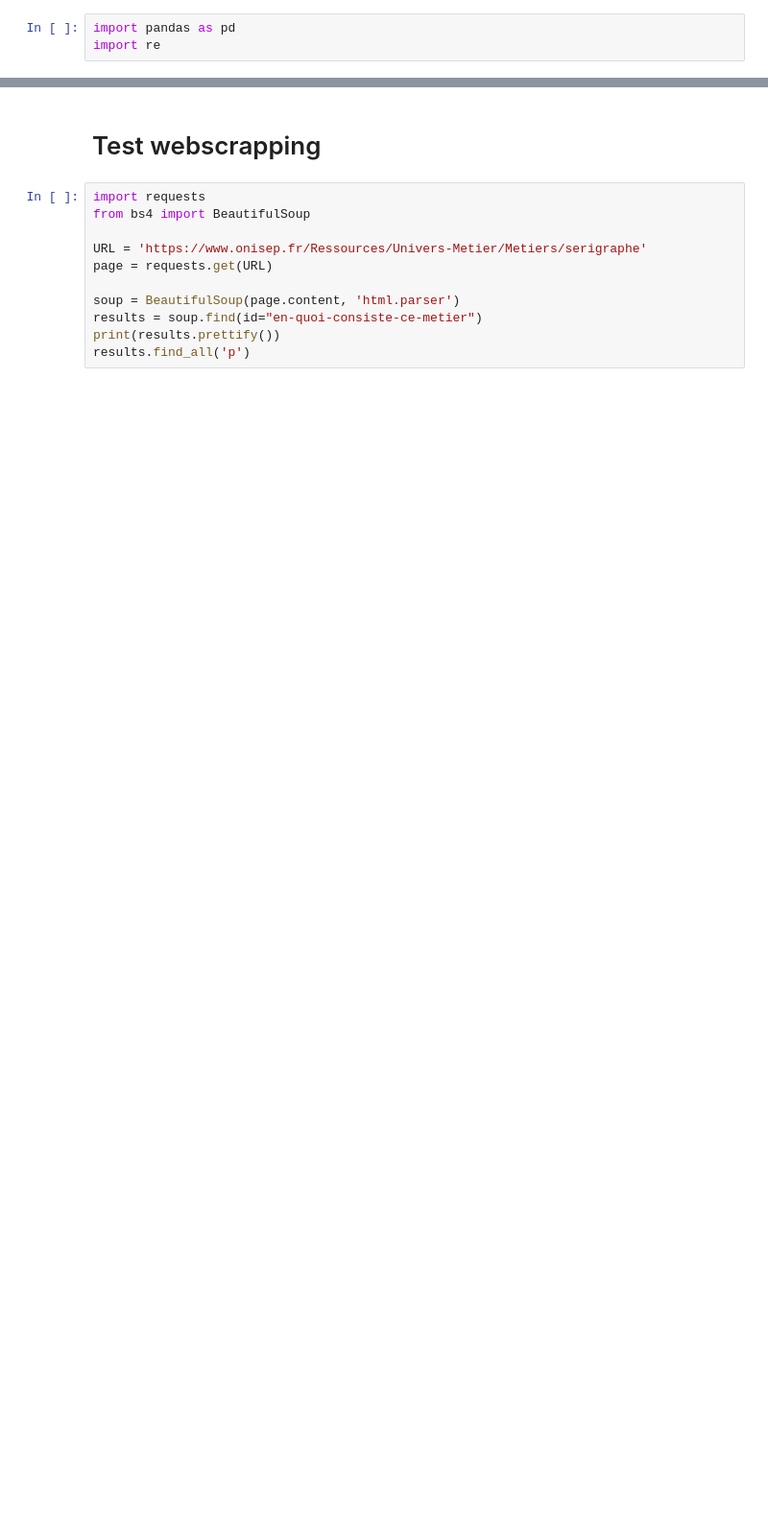
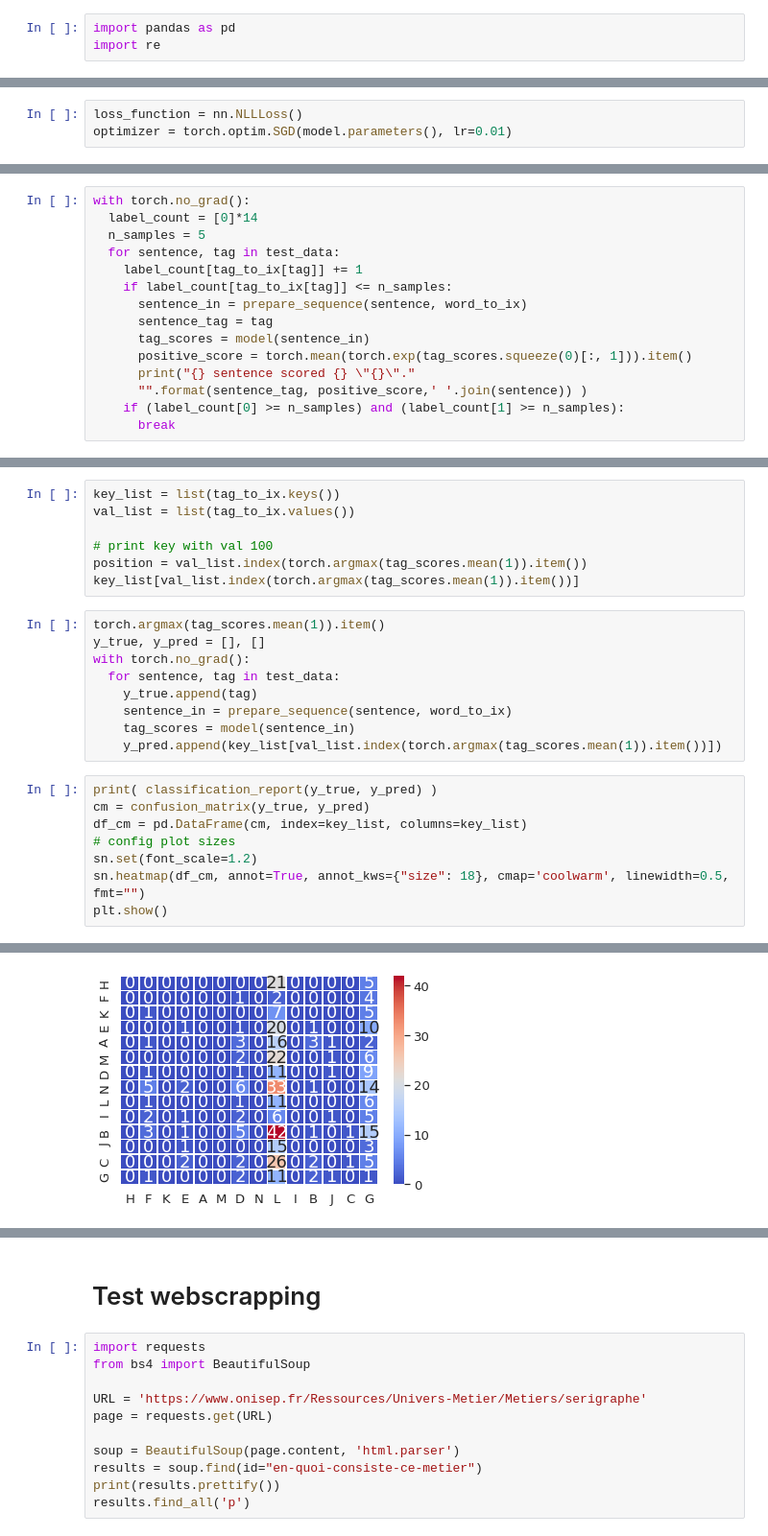
Before and after one commit to ARKEnsae/JobDomainPrediction_NLP, a Jupyter notebook: Prévision_catégorie_métier_ROME.ipynb, the cells around one changed output, grey strips where cells are left out. Shown at 96% size. Cells and saved outputs as stored; diff of their text form; blank space fills up the shorter version.

Commit message:
Sauvegarde de sequence classification avant text classification

```diff
--- a/Prévision_catégorie_métier_ROME.ipynb
+++ b/Prévision_catégorie_métier_ROME.ipynb
@@ -214,0 +550,3 @@ list(np.setdiff1d(list(rome2),liste_rome))
+# %%
+loss_function = nn.NLLLoss()
+optimizer = torch.optim.SGD(model.parameters(), lr=0.01)
@@ -214,0 +614,15 @@ list(np.setdiff1d(list(rome2),liste_rome))
+# %%
+with torch.no_grad():
+  label_count = [0]*14
+  n_samples = 5
+  for sentence, tag in test_data:
+    label_count[tag_to_ix[tag]] += 1
+    if label_count[tag_to_ix[tag]] <= n_samples:
+      sentence_in = prepare_sequence(sentence, word_to_ix)
+      sentence_tag = tag
+      tag_scores = model(sentence_in)
+      positive_score = torch.mean(torch.exp(tag_scores.squeeze(0)[:, 1])).item()
+      print("{} sentence scored {} \"{}\"."
+      "".format(sentence_tag, positive_score,' '.join(sentence)) )
+    if (label_count[0] >= n_samples) and (label_count[1] >= n_samples):
+      break
@@ -214,0 +650,25 @@ list(np.setdiff1d(list(rome2),liste_rome))
+# %%
+key_list = list(tag_to_ix.keys())
+val_list = list(tag_to_ix.values())
+
+# print key with val 100
+position = val_list.index(torch.argmax(tag_scores.mean(1)).item())
+key_list[val_list.index(torch.argmax(tag_scores.mean(1)).item())]
+# %%
+torch.argmax(tag_scores.mean(1)).item()
+y_true, y_pred = [], []
+with torch.no_grad():
+  for sentence, tag in test_data:
+    y_true.append(tag)
+    sentence_in = prepare_sequence(sentence, word_to_ix)
+    tag_scores = model(sentence_in)
+    y_pred.append(key_list[val_list.index(torch.argmax(tag_scores.mean(1)).item())])
+# %%
+print( classification_report(y_true, y_pred) )
+cm = confusion_matrix(y_true, y_pred)
+df_cm = pd.DataFrame(cm, index=key_list, columns=key_list)
+# config plot sizes
+sn.set(font_scale=1.2)
+sn.heatmap(df_cm, annot=True, annot_kws={"size": 18}, cmap='coolwarm', linewidth=0.5, fmt="")
+plt.show()
+# %% [output]
@@ -214,0 +695 @@ list(np.setdiff1d(list(rome2),liste_rome))
+[figure, added]
```
Also changed, not shown: parts of 122 cells of this notebook.
